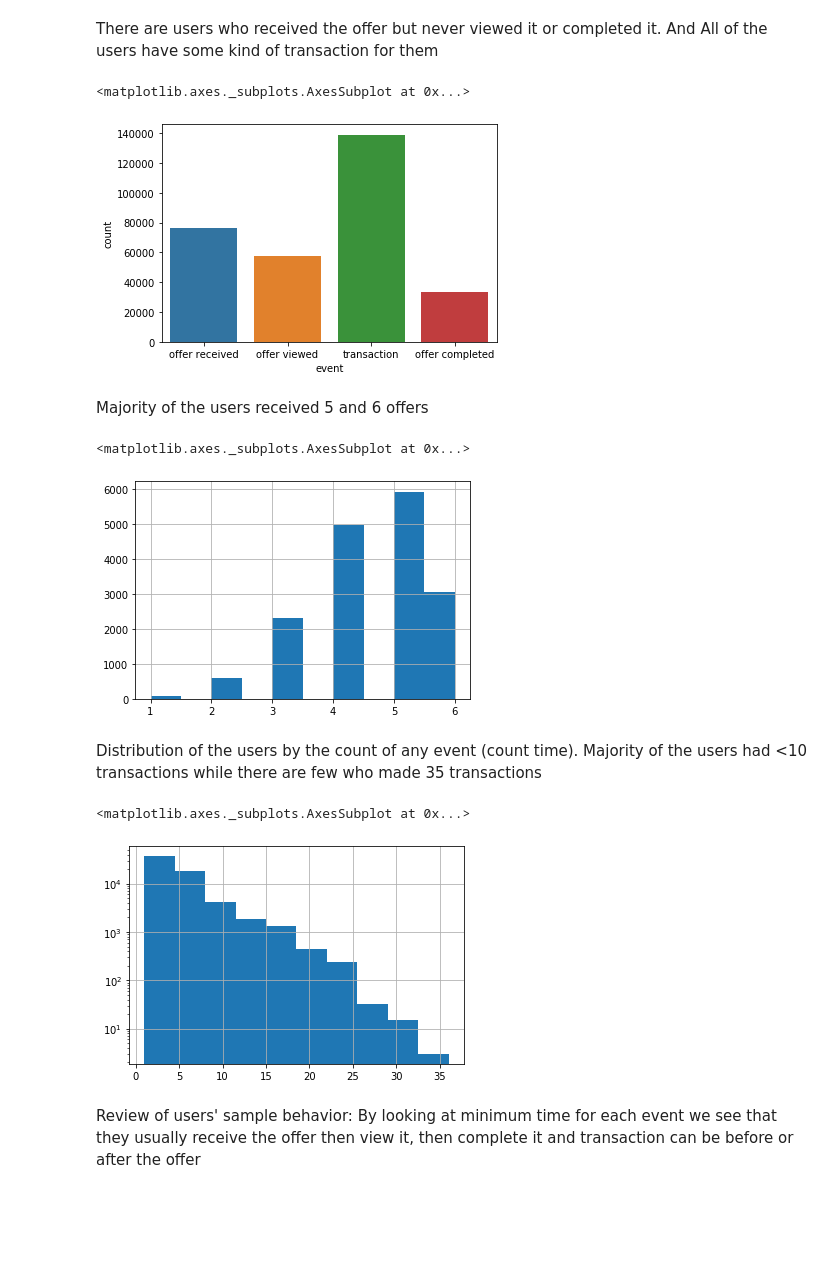
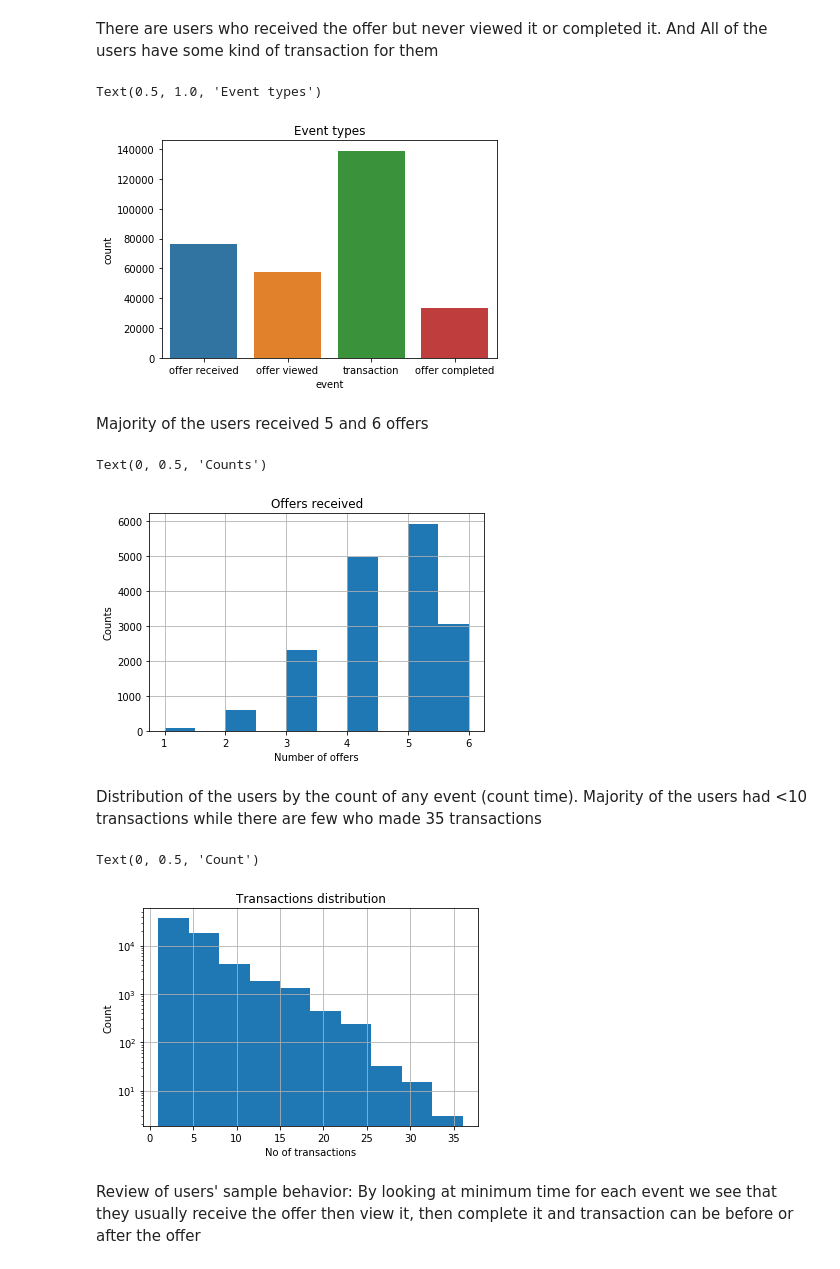
Before and after one commit to saidamir/Offer_customer_segment, a Jupyter notebook: Starbucks_Capstone_notebook_042920.ipynb, the cells around one changed output. Cells and saved outputs as stored; diff of their text form; code cells hidden in the pictures; blank space fills up the shorter version.

```diff
--- a/Starbucks_Capstone_notebook_042920.ipynb
+++ b/Starbucks_Capstone_notebook_042920.ipynb
@@ -308,23 +316,30 @@ array([[<matplotlib.axes._subplots.AxesSubplot object at 0x...>]],
 There are users who received the offer but never viewed it or completed it. And All of the users have some kind of transaction for them
 # %%
 sns.countplot(transcript['event'])
+plt.title('Event types')
 # %% [output]
-<matplotlib.axes._subplots.AxesSubplot at 0x...>
+Text(0.5, 1.0, 'Event types')
-[figure, old version]
+[figure, new version]
 # %% [markdown]
 Majority of the users received 5 and 6 offers
 # %%
 transcript[transcript['event']=="offer received"]['person'].value_counts().hist()
+plt.title('Offers received')
+plt.xlabel('Number of offers')
+plt.ylabel('Counts')
 # %% [output]
-<matplotlib.axes._subplots.AxesSubplot at 0x...>
+Text(0, 0.5, 'Counts')
-[figure, old version]
+[figure, new version]
 # %% [markdown]
 Distribution of the users by the count of any event (count time). Majority of the users had <10 transactions while there are few who made 35 transactions
 # %%
 transcript.groupby(['person', 'event']).count()['time'].hist(log=True)
+plt.title('Transactions distribution')
+plt.xlabel('No of transactions')
+plt.ylabel('Count')
 # %% [output]
-<matplotlib.axes._subplots.AxesSubplot at 0x...>
+Text(0, 0.5, 'Count')
-[figure, old version]
+[figure, new version]
 # %% [markdown]
 Review of users' sample behavior: By looking at minimum time for each event we see that they usually receive the offer then view it, then complete it and transaction can be before or after the offer
 # %%
```
Also changed, not shown: parts of 5 cells of this notebook.
